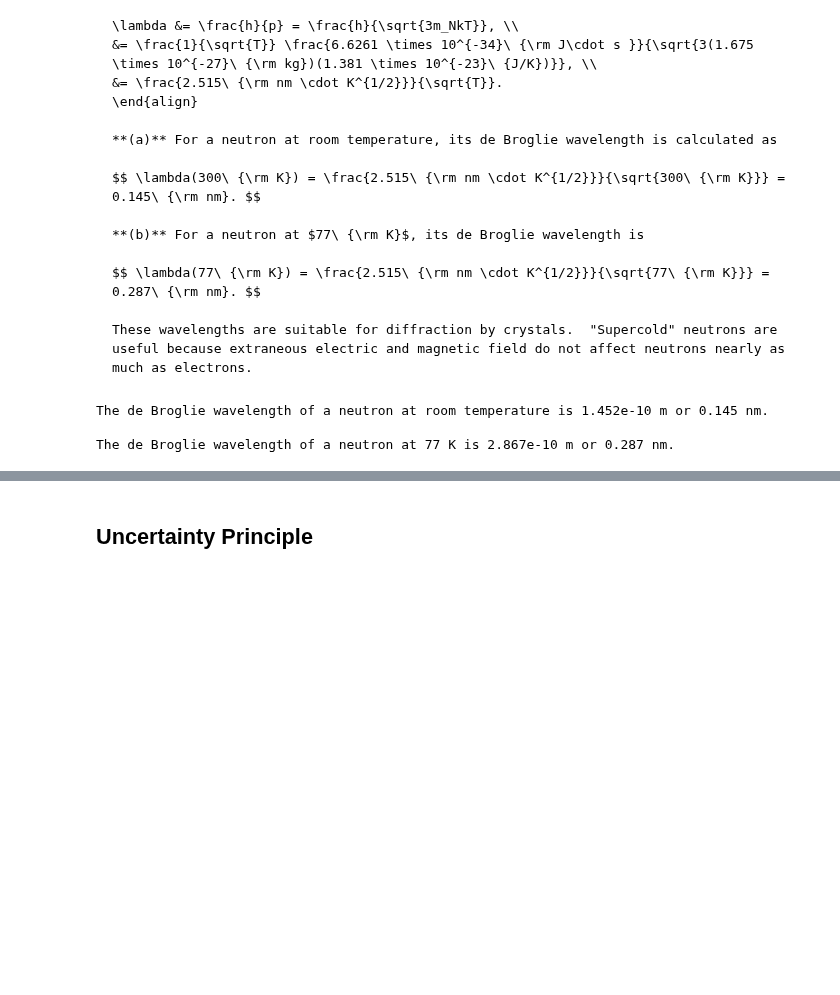
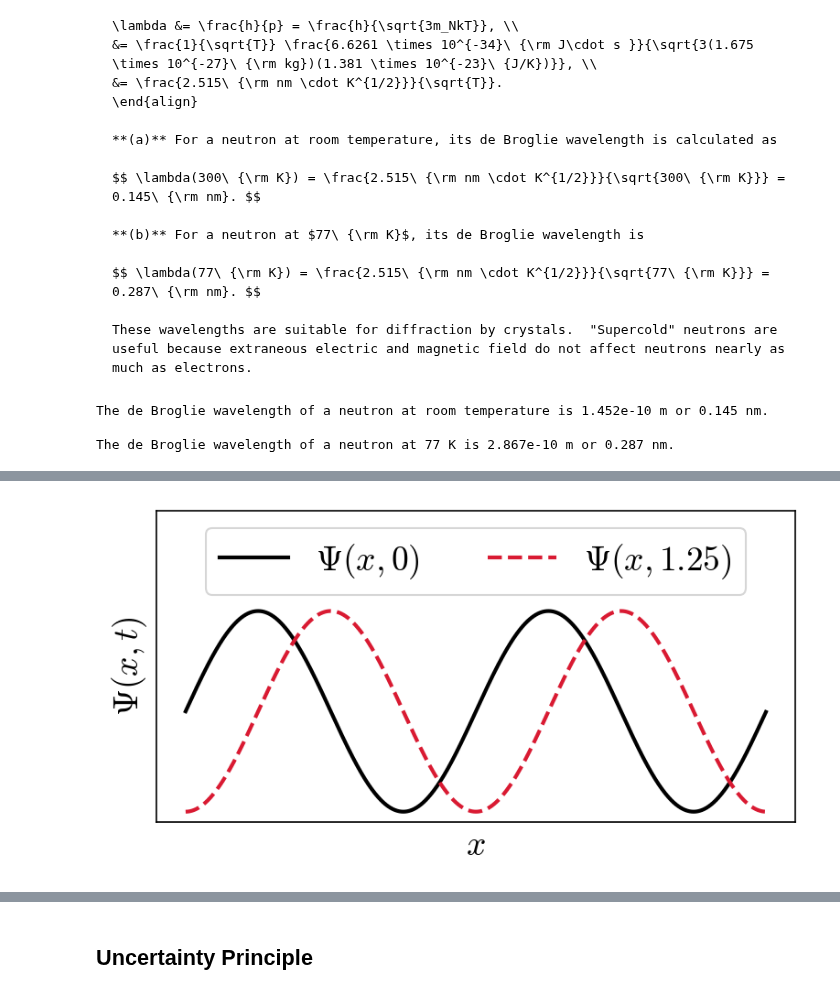
Before and after one commit to saturnaxis/ModernPhysics, a Jupyter notebook: docs/_sources/Chapter_5/quantum-mechanics.ipynb, the cells around one changed output, grey strips where cells are left out. Saved outputs shown, nothing was run; the diff lists cells and outputs as text; code cells hidden in the pictures; blank space fills up the shorter version.

Commit message:
finished wave-particle duality

```diff
--- a/docs/_sources/Chapter_5/quantum-mechanics.ipynb
+++ b/docs/_sources/Chapter_5/quantum-mechanics.ipynb
@@ -285,0 +310,43 @@ The de Broglie wavelength of a neutron at 77 K is 2.867e-10 m or 0.287 nm.
+# %%
+import numpy as np
+import matplotlib.pyplot as plt
+from matplotlib import rcParams
+
+rcParams.update({'font.size': 18})
+rcParams.update({'mathtext.fontset': 'cm'})
+
+def sine_wave(x,l,v,t):
+    #calculate the displacement Psi of a sine wave at a particular time t
+    #x = position (in m)
+    #l = wavelength (in m)
+    #v = phase velocity (in m/s)
+    #t = time (in s)
+    return np.sin((2.*np.pi/l)*(x - v*t))
+
+fs = 'medium'
+lw = 2
+col = (218/256., 26/256., 50/256.)
+
+l_wave = 1 #wavelength in m
+v_wave = 5 #mean speed in m/s
+
+x_wave = np.arange(-1,1,0.001)
+
+fig = plt.figure(figsize=(6,3),dpi=150)
+ax = fig.add_subplot(111)
+
+psi_o = sine_wave(x_wave,l_wave,v_wave,0) #displacement Psi at t=0 s
+T = 0.25*v_wave/l_wave
+psi_t = sine_wave(x_wave,l_wave,v_wave,T) #displacement Psi at t=1.25 s
+ax.plot(x_wave,psi_o,'k-',lw=lw,label='$\Psi(x,0)$')
+ax.plot(x_wave,psi_t,'--',color=col,lw=lw,label='$\Psi(x,1.25)$')
+ax.legend(loc='upper center',ncol=2,fontsize=fs)
+
+ax.set_ylabel('$\Psi(x,t)$',fontsize=fs)
+ax.set_xlabel('$x$')
+
+ax.set_ylim(-1.1,2.)
+ax.set_xticks([])
+ax.set_yticks([]);
+# %% [output]
+[figure, added]
```
Also changed, not shown: parts of 12 cells of this notebook, 10 other files.
